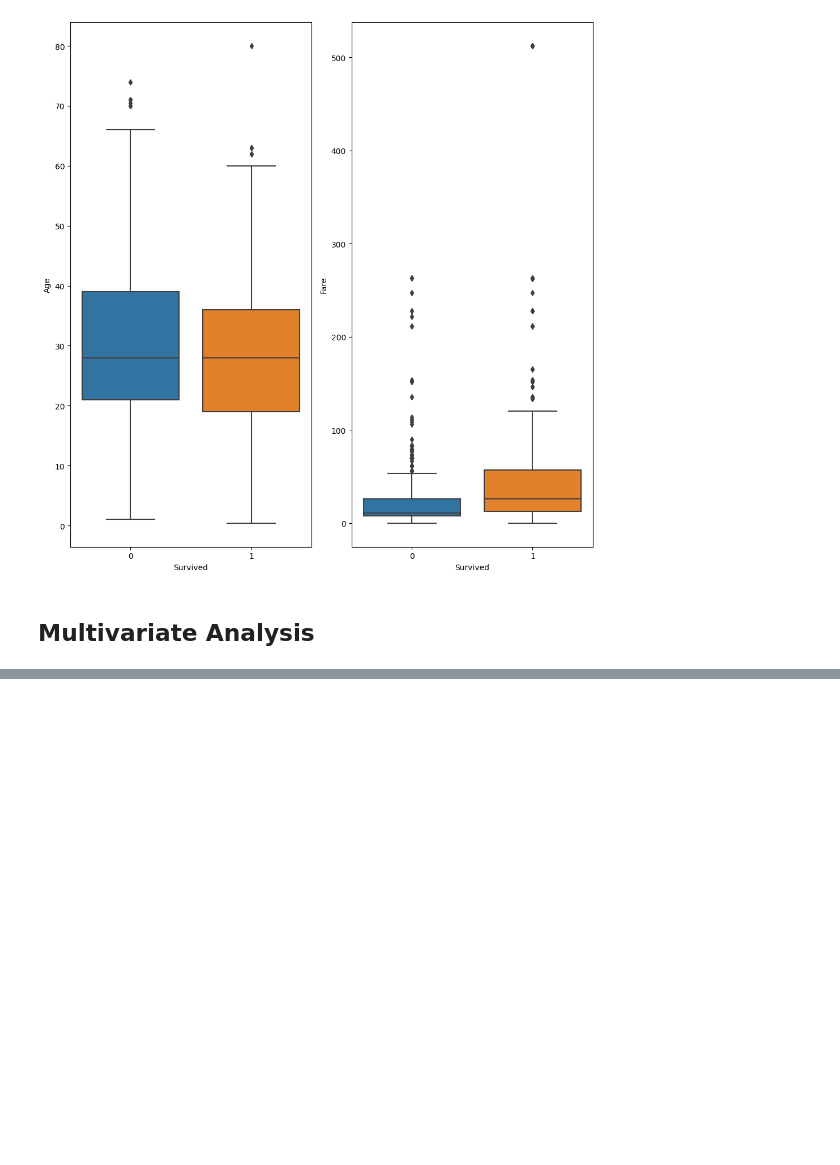
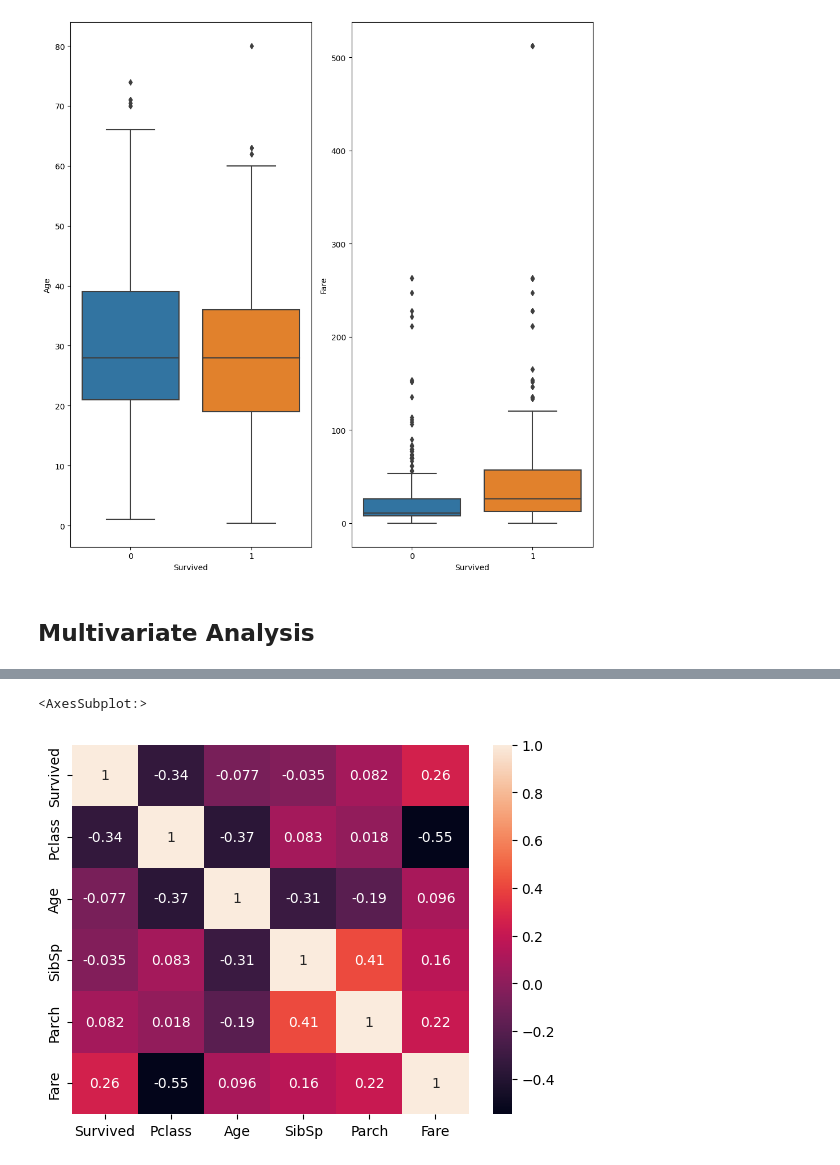
Before and after one commit to yDon96/Kaggle-Competition---Titanic-Problem, a Jupyter notebook: notebooks/EDA.ipynb, the cells around one changed output, grey strips where cells are left out. Drawn from its saved outputs; the diff is of its cells as text; code cells hidden in the pictures; blank space fills up the shorter version.

```diff
--- a/notebooks/EDA.ipynb
+++ b/notebooks/EDA.ipynb
@@ -144,0 +130,3 @@ missing_data.head(4)
+# %%
+dataset =  train.loc[:, ~train.columns.isin(['Name','Ticket','PassengerId'])].copy()
+dataset
@@ -144,0 +147,6 @@ missing_data.head(4)
+# %%
+corr = dataset.corr()
+sb.heatmap(corr, annot=True)
+# %% [output]
+<AxesSubplot:>
+[figure, added]
```
Also changed, not shown: parts of 5 cells of this notebook.
